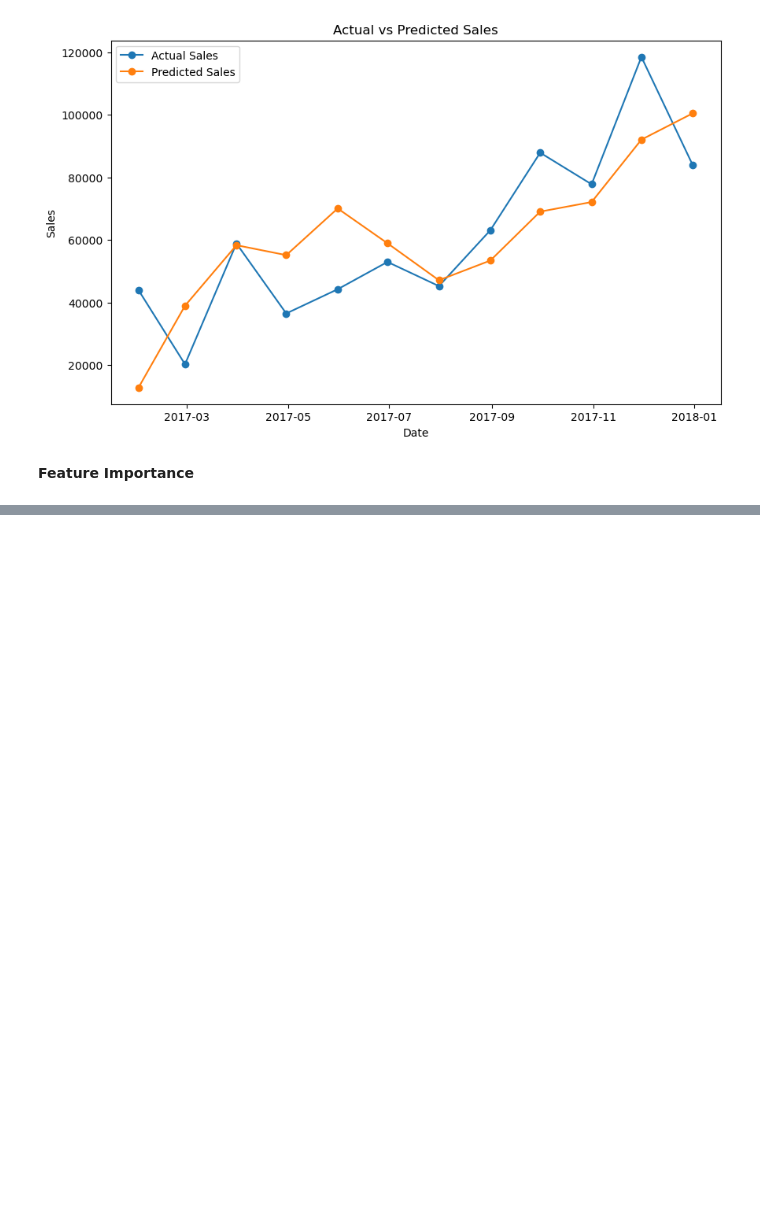
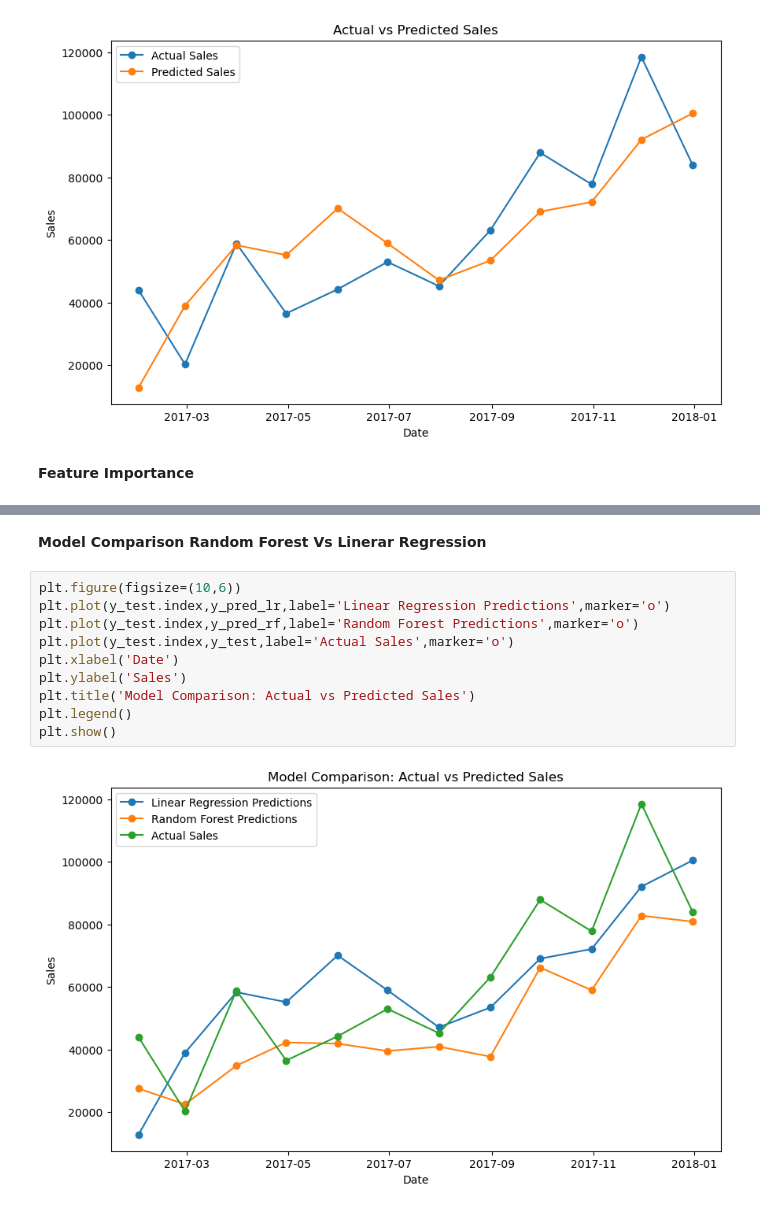
Before and after one commit to theHoodguy4587/Sales-Forecasting-Trend-Analysis-using-Time-Series-Models, a Jupyter notebook: notebooks/3_modeling_forecasting.ipynb, the cells around one changed output, grey strips where cells are left out. Cells and saved outputs as stored; diff of their text form; blank space fills up the shorter version.

```diff
--- a/notebooks/3_modeling_forecasting.ipynb
+++ b/notebooks/3_modeling_forecasting.ipynb
@@ -97,0 +143,14 @@ plt.show()
+# %% [markdown]
+**Model Comparison Random Forest Vs Linerar Regression**
+# %%
+plt.figure(figsize=(10,6))
+plt.plot(y_test.index,y_pred_lr,label='Linear Regression Predictions',marker='o')
+plt.plot(y_test.index,y_pred_rf,label='Random Forest Predictions',marker='o')
+plt.plot(y_test.index,y_test,label='Actual Sales',marker='o')
+plt.xlabel('Date')
+plt.ylabel('Sales')
+plt.title('Model Comparison: Actual vs Predicted Sales')
+plt.legend()
+plt.show()
+# %% [output]
+[figure, added]
```
Also changed, not shown: parts of 6 cells of this notebook.
